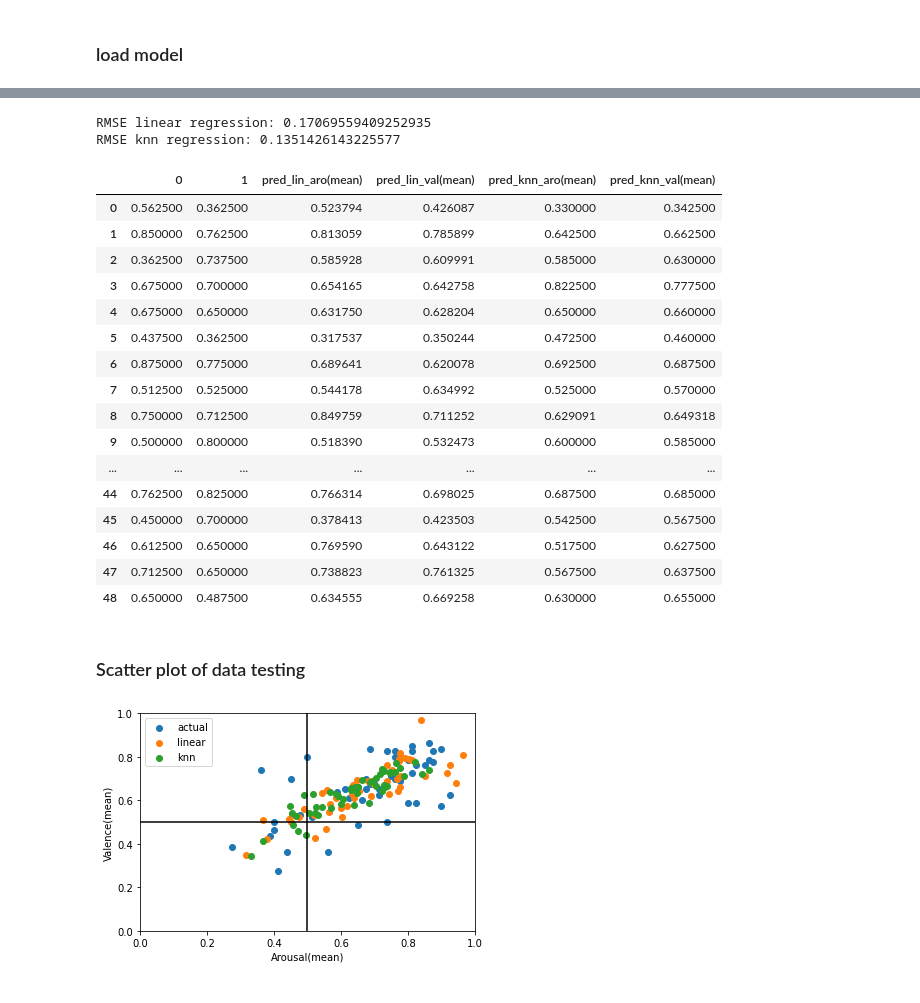
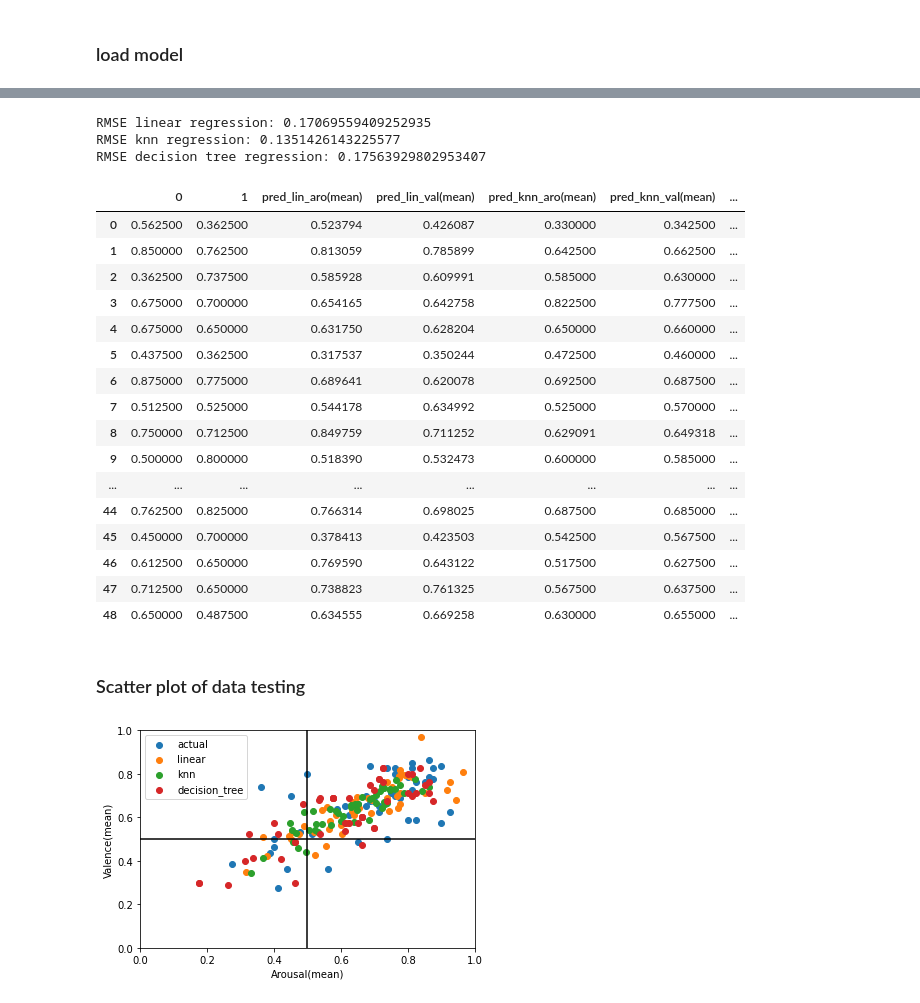
Before and after one commit to rosiindahag/voice_classification, a Jupyter notebook: regression.ipynb, the cells around one changed output, grey strips where cells are left out. Cells and saved outputs as stored; diff of their text form; code cells hidden in the pictures.

Commit message:
add and update decision tree evaluation and plot

```diff
--- a/regression.ipynb
+++ b/regression.ipynb
@@ -190,55 +190,63 @@ array([[0.5625    , 0.3625    ],
 # %%
 ypred_test_linear = loaded_model_linear.predict(features_test)
 ypred_test_knn = loaded_model_knn.predict(features_test)
+ypred_test_dectree = loaded_model_dectree.predict(features_test)
 # %%
 linear_mse = mean_squared_error(yactual_test, ypred_test_linear)
 knn_mse = mean_squared_error(yactual_test, ypred_test_knn)
+dectree_mse = mean_squared_error(yactual_test, ypred_test_dectree)
 linear_rmse = sqrt(linear_mse)
 knn_rmse = sqrt(knn_mse)
+dectree_rmse = sqrt(dectree_mse)
 print("RMSE linear regression: "+str(linear_rmse))
 print("RMSE knn regression: "+str(knn_rmse))
+print("RMSE decision tree regression: "+str(dectree_rmse))
 # %% [output]
 RMSE linear regression: 0.17069559409252935
 RMSE knn regression: 0.1351426143225577
+RMSE decision tree regression: 0.17563929802953407
 # %%
 ytest_pred = pd.DataFrame(yactual_test)
 ytest_pred["pred_lin_aro(mean)"]=ypred_test_linear[:,0]
 ytest_pred["pred_lin_val(mean)"]=ypred_test_linear[:,1]
 ytest_pred["pred_knn_aro(mean)"]=ypred_test_knn[:,0]
 ytest_pred["pred_knn_val(mean)"]=ypred_test_knn[:,1]
+ytest_pred["pred_dectree_aro(mean)"]=ypred_test_dectree[:,0]
+ytest_pred["pred_dectree_val(mean)"]=ypred_test_dectree[:,1]
 ytest_pred
 # %% [output]
-|  | 0 | 1 | pred_lin_aro(mean) | pred_lin_val(mean) | pred_knn_aro(mean) | pred_knn_val(mean) |
-| 0 | 0.562500 | 0.362500 | 0.523794 | 0.426087 | 0.330000 | 0.342500 |
-| 1 | 0.850000 | 0.762500 | 0.813059 | 0.785899 | 0.642500 | 0.662500 |
-| 2 | 0.362500 | 0.737500 | 0.585928 | 0.609991 | 0.585000 | 0.630000 |
-| 3 | 0.675000 | 0.700000 | 0.654165 | 0.642758 | 0.822500 | 0.777500 |
-| 4 | 0.675000 | 0.650000 | 0.631750 | 0.628204 | 0.650000 | 0.660000 |
-| 5 | 0.437500 | 0.362500 | 0.317537 | 0.350244 | 0.472500 | 0.460000 |
-| 6 | 0.875000 | 0.775000 | 0.689641 | 0.620078 | 0.692500 | 0.687500 |
-| 7 | 0.512500 | 0.525000 | 0.544178 | 0.634992 | 0.525000 | 0.570000 |
-| 8 | 0.750000 | 0.712500 | 0.849759 | 0.711252 | 0.629091 | 0.649318 |
-| 9 | 0.500000 | 0.800000 | 0.518390 | 0.532473 | 0.600000 | 0.585000 |
-| ... | ... | ... | ... | ... | ... | ... |
-| 44 | 0.762500 | 0.825000 | 0.766314 | 0.698025 | 0.687500 | 0.685000 |
-| 45 | 0.450000 | 0.700000 | 0.378413 | 0.423503 | 0.542500 | 0.567500 |
-| 46 | 0.612500 | 0.650000 | 0.769590 | 0.643122 | 0.517500 | 0.627500 |
-| 47 | 0.712500 | 0.650000 | 0.738823 | 0.761325 | 0.567500 | 0.637500 |
-| 48 | 0.650000 | 0.487500 | 0.634555 | 0.669258 | 0.630000 | 0.655000 |
+|  | 0 | 1 | pred_lin_aro(mean) | pred_lin_val(mean) | pred_knn_aro(mean) | pred_knn_val(mean) | ... |
+| 0 | 0.562500 | 0.362500 | 0.523794 | 0.426087 | 0.330000 | 0.342500 | ... |
+| 1 | 0.850000 | 0.762500 | 0.813059 | 0.785899 | 0.642500 | 0.662500 | ... |
+| 2 | 0.362500 | 0.737500 | 0.585928 | 0.609991 | 0.585000 | 0.630000 | ... |
+| 3 | 0.675000 | 0.700000 | 0.654165 | 0.642758 | 0.822500 | 0.777500 | ... |
+| 4 | 0.675000 | 0.650000 | 0.631750 | 0.628204 | 0.650000 | 0.660000 | ... |
+| 5 | 0.437500 | 0.362500 | 0.317537 | 0.350244 | 0.472500 | 0.460000 | ... |
+| 6 | 0.875000 | 0.775000 | 0.689641 | 0.620078 | 0.692500 | 0.687500 | ... |
+| 7 | 0.512500 | 0.525000 | 0.544178 | 0.634992 | 0.525000 | 0.570000 | ... |
+| 8 | 0.750000 | 0.712500 | 0.849759 | 0.711252 | 0.629091 | 0.649318 | ... |
+| 9 | 0.500000 | 0.800000 | 0.518390 | 0.532473 | 0.600000 | 0.585000 | ... |
+| ... | ... | ... | ... | ... | ... | ... | ... |
+| 44 | 0.762500 | 0.825000 | 0.766314 | 0.698025 | 0.687500 | 0.685000 | ... |
+| 45 | 0.450000 | 0.700000 | 0.378413 | 0.423503 | 0.542500 | 0.567500 | ... |
+| 46 | 0.612500 | 0.650000 | 0.769590 | 0.643122 | 0.517500 | 0.627500 | ... |
+| 47 | 0.712500 | 0.650000 | 0.738823 | 0.761325 | 0.567500 | 0.637500 | ... |
+| 48 | 0.650000 | 0.487500 | 0.634555 | 0.669258 | 0.630000 | 0.655000 | ... |
 # %% [markdown]
 ### Scatter plot of data testing
 # %%
 import matplotlib.pyplot as plt
 plt.xlim(0,1)
 plt.ylim(0,1)
 plt.axhline(y=0.5, color='black', linestyle='-')
 plt.axvline(x=0.5, color='black', linestyle='-')
 plt.xlabel("Arousal(mean)")
 plt.ylabel("Valence(mean)")
 plt.scatter(yactual_test[:,0],yactual_test[:,1],label="actual")
 plt.scatter(ypred_test_linear[:,0],ypred_test_linear[:,1],label="linear")
 plt.scatter(ypred_test_knn[:,0],ypred_test_knn[:,1],label="knn")
+plt.scatter(ypred_test_dectree[:,0],ypred_test_dectree[:,1],label="decision_tree")
 plt.legend()
 plt.show()
 # %% [output]
-[figure, old version]
+[figure, new version]
```
